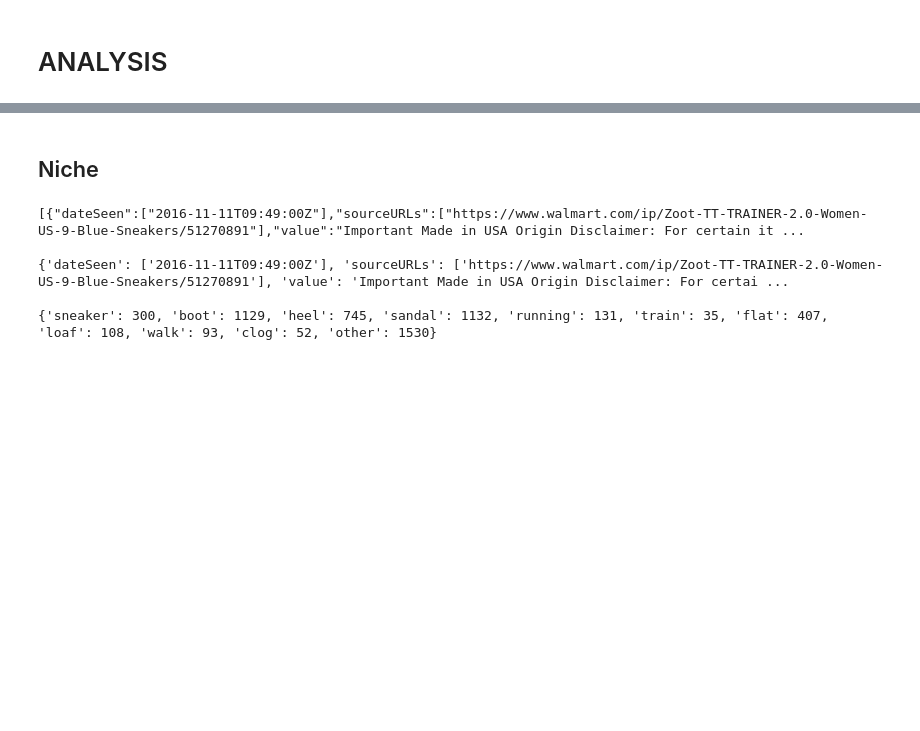
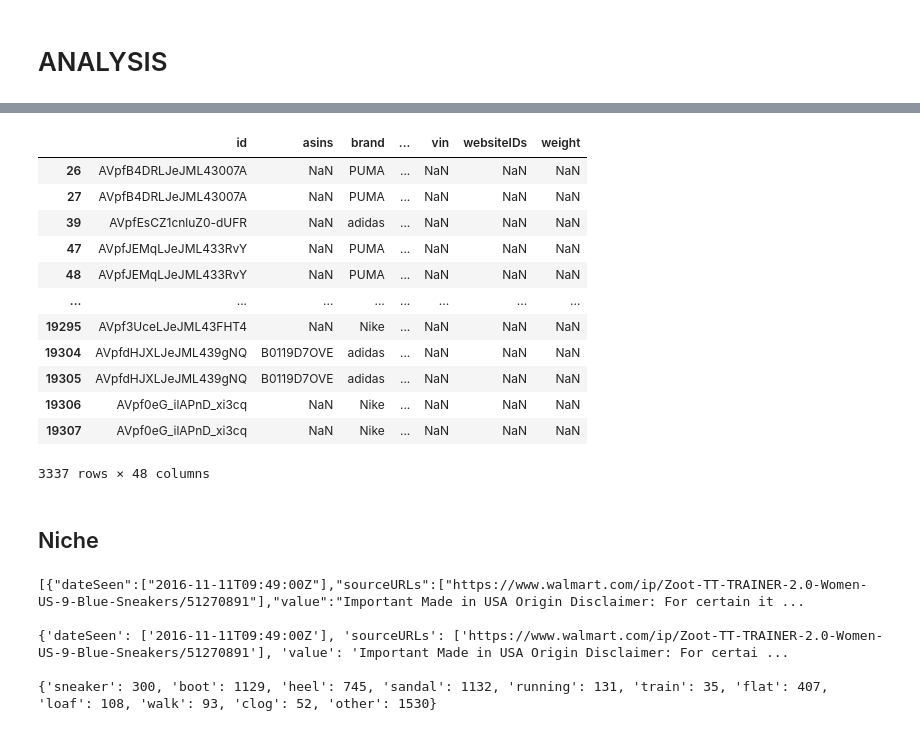
Before and after one commit to uniaaron/InsightManagement, a Jupyter notebook: Insight Management.ipynb, the cells around one changed output, grey strips where cells are left out. Drawn from its saved outputs; the diff is of its cells as text; code cells hidden in the pictures; blank space fills up the shorter version.

```diff
--- a/Insight Management.ipynb
+++ b/Insight Management.ipynb
@@ -102,3 +130,21 @@ array(['USD', 'CAD', 'AUD', 'EUR', nan, 'GBP',
+# %%
+top_men_brands = ["nike", "puma", "reebok", "adidas", "new balance"]
+top_brand_df = df.query(f'brand.str.lower() == {top_men_brands}')
+top_brand_df
+# %% [output]
+|  | id | asins | brand | ... | vin | websiteIDs | weight |
+| 26 | AVpfB4DRLJeJML43007A | NaN | PUMA | ... | NaN | NaN | NaN |
+| 27 | AVpfB4DRLJeJML43007A | NaN | PUMA | ... | NaN | NaN | NaN |
+| 39 | AVpfEsCZ1cnluZ0-dUFR | NaN | adidas | ... | NaN | NaN | NaN |
+| 47 | AVpfJEMqLJeJML433RvY | NaN | PUMA | ... | NaN | NaN | NaN |
+| 48 | AVpfJEMqLJeJML433RvY | NaN | PUMA | ... | NaN | NaN | NaN |
+| ... | ... | ... | ... | ... | ... | ... | ... |
+| 19295 | AVpf3UceLJeJML43FHT4 | NaN | Nike | ... | NaN | NaN | NaN |
+| 19304 | AVpfdHJXLJeJML439gNQ | B0119D7OVE | adidas | ... | NaN | NaN | NaN |
+| 19305 | AVpfdHJXLJeJML439gNQ | B0119D7OVE | adidas | ... | NaN | NaN | NaN |
+| 19306 | AVpf0eG_ilAPnD_xi3cq | NaN | Nike | ... | NaN | NaN | NaN |
+| 19307 | AVpf0eG_ilAPnD_xi3cq | NaN | Nike | ... | NaN | NaN | NaN |
+3337 rows × 48 columns
 # %% [markdown]
 ## Niche
 # %%
```
Also changed, not shown: parts of 9 cells of this notebook.
